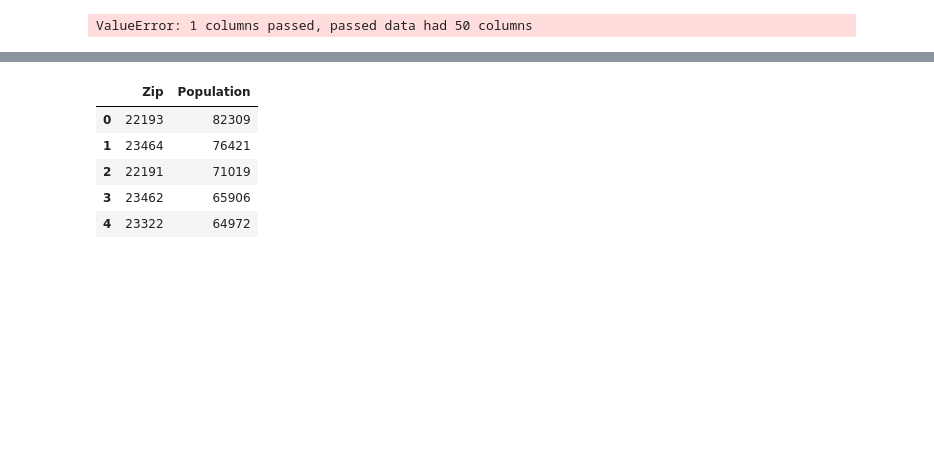
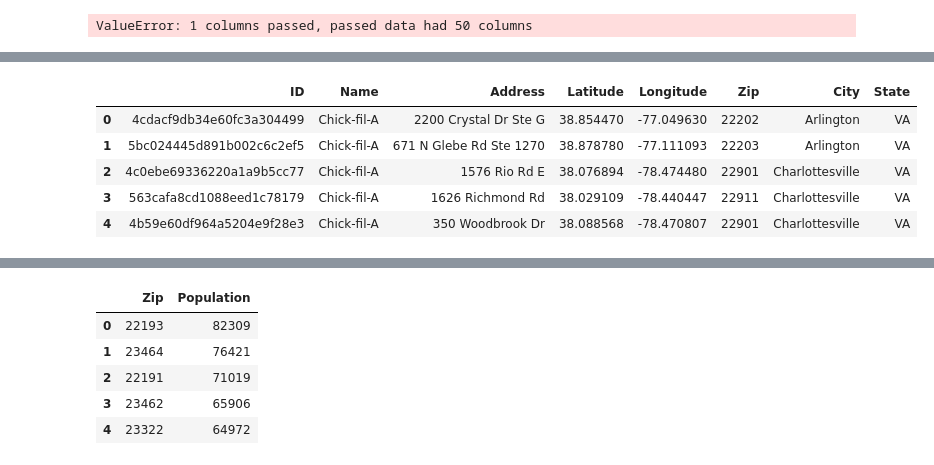
Before and after one commit to sarahm735/Capstone_The-Battle-of-Neighborhoods, a Jupyter notebook: Battle-of-the-Neighborhoods.ipynb, the cells around one changed output, grey strips where cells are left out. Cells and saved outputs as stored; diff of their text form; code cells hidden in the pictures; blank space fills up the shorter version.

```diff
--- a/Battle-of-the-Neighborhoods.ipynb
+++ b/Battle-of-the-Neighborhoods.ipynb
@@ -186,11 +208,7 @@ dfchickfilas =dfchickfilas.loc[:, filtered_columns]
+# %%
+# filter columns
+filtered_columns = ['id', 'name', 'address', 'lat', 'lng', 'postalCode', 'city', 'state']
+dfchickfilas =dfchickfilas.loc[:, filtered_columns]
 # %%
 # rename columns
 dfchickfilas.rename(columns={'id':'ID', 'name':'Name', 'address':'Address', 'lat':'Latitude', 'lng':'Longitude', 'postalCode':'Zip', 'city':'City', 'state':'State'}, inplace=True)
-# %%
-# @hidden_cell
-body = client_50697048ddff472ab409752679030d48.get_object(Bucket='battleoftheneighborhoods-donotdelete-pr-swj4ltsc0mrrci',Key='chickfilas.csv')['Body']
-# add missing __iter__ method, so pandas accepts body as file-like object
-if not hasattr(body, "__iter__"): body.__iter__ = types.MethodType( __iter__, body )
-
-dfchickfilas = pd.read_csv(body)
-hide_toggle()
@@ -199,3 +215,12 @@ hide_toggle()
+# %%
+dfchickfilas.head()
+# %% [output]
+|  | ID | Name | Address | Latitude | Longitude | Zip | City | State |
+| 0 | 4cdacf9db34e60fc3a304499 | Chick-fil-A | 2200 Crystal Dr Ste G | 38.854470 | -77.049630 | 22202 | Arlington | VA |
+| 1 | 5bc024445d891b002c6c2ef5 | Chick-fil-A | 671 N Glebe Rd Ste 1270 | 38.878780 | -77.111093 | 22203 | Arlington | VA |
+| 2 | 4c0ebe69336220a1a9b5cc77 | Chick-fil-A | 1576 Rio Rd E | 38.076894 | -78.474480 | 22901 | Charlottesville | VA |
+| 3 | 563cafa8cd1088eed1c78179 | Chick-fil-A | 1626 Richmond Rd | 38.029109 | -78.440447 | 22911 | Charlottesville | VA |
+| 4 | 4b59e60df964a5204e9f28e3 | Chick-fil-A | 350 Woodbrook Dr | 38.088568 | -78.470807 | 22901 | Charlottesville | VA |
 # %%
 # code that included credentials was used to bring in data and is subsequentally hidden though dataframe persists
 # %%
```
Also changed, not shown: parts of 14 cells of this notebook.
